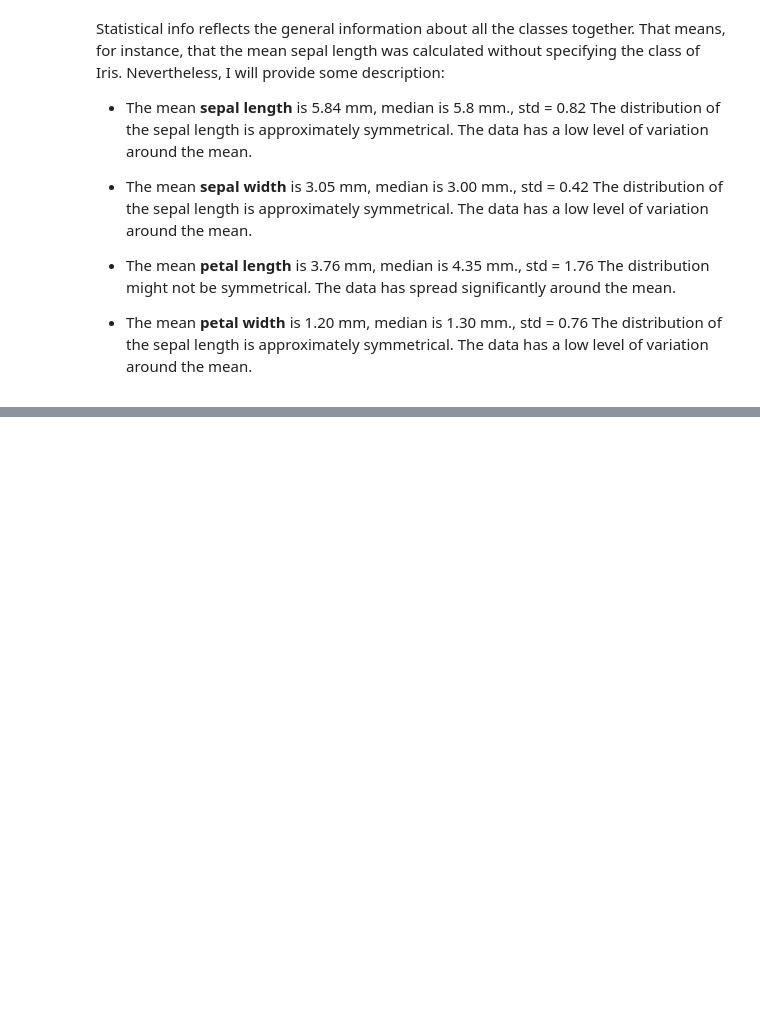
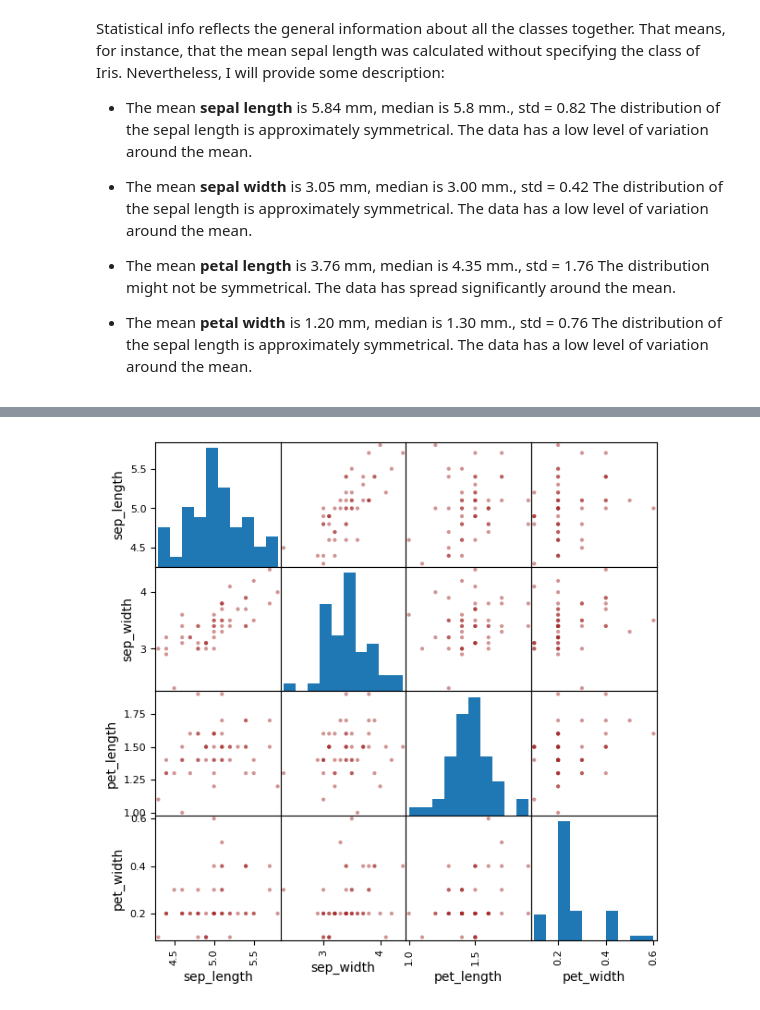
Before and after one commit to Kate-217/pands_project, a Jupyter notebook: iris.ipynb, the cells around one changed output, grey strips where cells are left out. Saved outputs shown, nothing was run; the diff lists cells and outputs as text; code cells hidden in the pictures; blank space fills up the shorter version.

Commit message:
changed function. Correlation matrix started

```diff
--- a/iris.ipynb
+++ b/iris.ipynb
@@ -102,0 +116,4 @@ for feature in data:
+# %%
+correlation_matrix = pd.plotting.scatter_matrix(data[data['class'] == "Iris-setosa"], figsize=(7, 7), color = 'brown')
+# %% [output]
+[figure, added]
```
Also changed, not shown: parts of 4 cells of this notebook.
